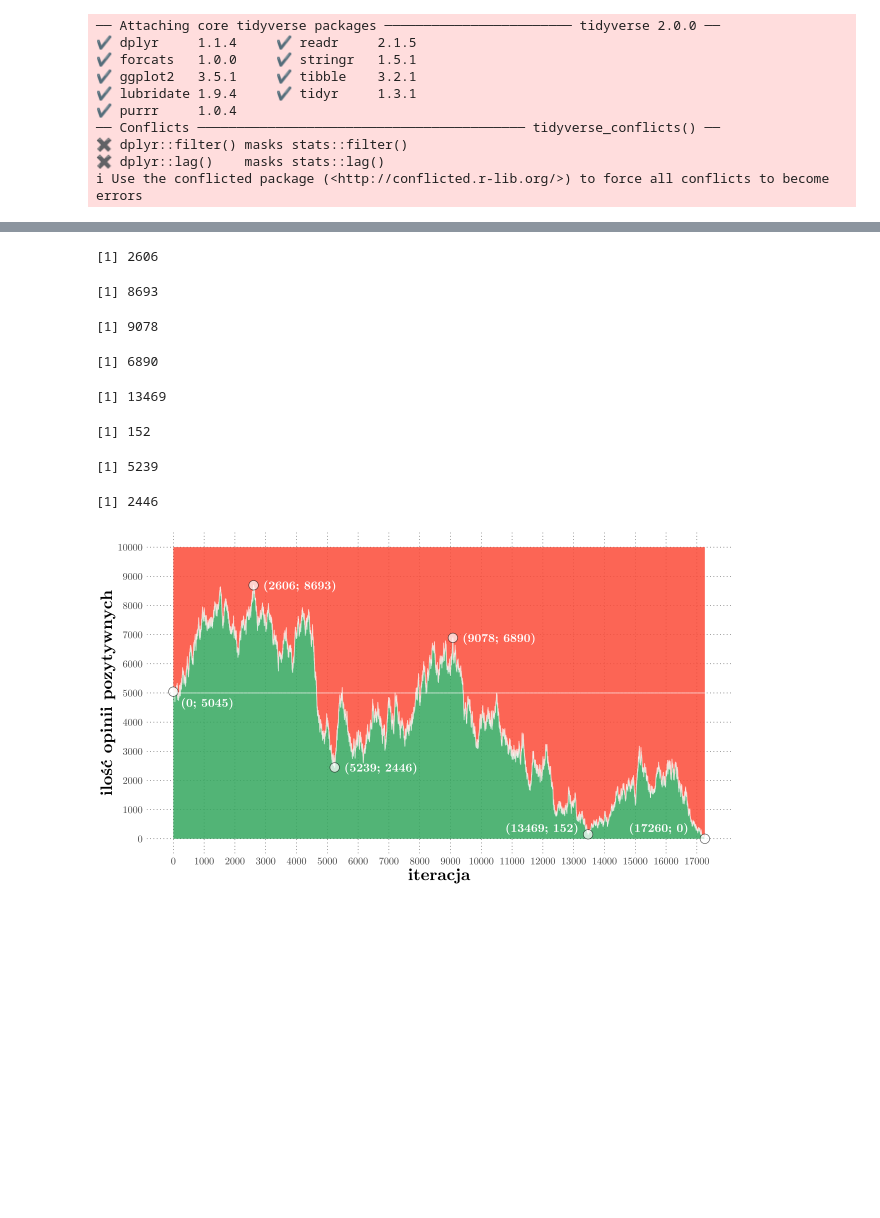
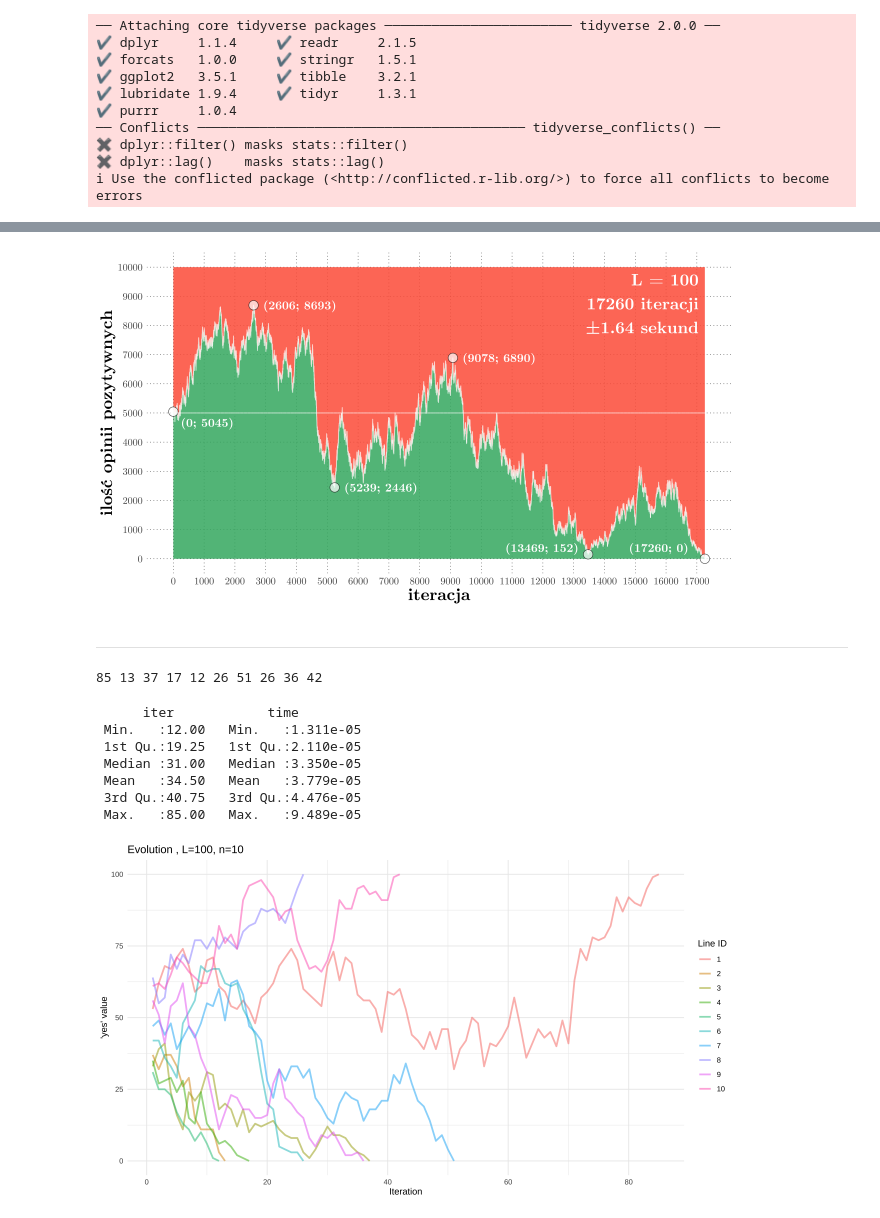
Before and after one commit to stawarzkrzysztof/socjologiaobliczeniowa2025, a Jupyter notebook: zad1/analysis.ipynb, the cells around one changed output, grey strips where cells are left out. Saved outputs shown, nothing was run; the diff lists cells and outputs as text; code cells hidden in the pictures; blank space fills up the shorter version.

```diff
--- a/zad1/analysis.ipynb
+++ b/zad1/analysis.ipynb
@@ -32,37 +32,9 @@ $ evolution <chr> "5045;4954;5030;5065;5143;5076;5175;5174;5123;5190;5041;4987
 # %%
 zad1 <- df %>%
     filter(zad==1)
+# %%
+str2int <- function(v){
+    return (as.integer(unlist(strsplit(v, ";"))))
+}
 # %%
-zad1_evo <- as.integer(unlist(strsplit(zad1$evolution, ";")))
+zad1_evo <-str2int(zad1$evolution)
-# %%
-max1_y <- max(zad1_evo)
-max1_x <- match(max1_y, zad1_evo)
-max1_x
-max1_y
-# %% [output]
-[1] 2606
-[1] 8693
-# %%
-max2_y <- max(zad1_evo[8000:10000])
-max2_x <- match(max2_y, zad1_evo[8000:10000])+8000
-max2_x
-max2_y
-# %% [output]
-[1] 9078
-[1] 6890
-# %%
-min2_y <- min(zad1_evo[13000:14000])
-min2_x <- match(min2_y, zad1_evo[13000:14000])+13000
-min2_x
-min2_y
-# %% [output]
-[1] 13469
-[1] 152
-# %%
-min3_y <- min(zad1_evo[5000:6000])
-min3_x <- match(min3_y, zad1_evo[5000:6000])+5000
-min3_x
-min3_y
-# %% [output]
-[1] 5239
-[1] 2446
@@ -207,31 +191,44 @@ ggplot() +
         label = glue::glue("({min3_x}; {min3_y})"),
         color = "white",
         size = 5,
         family = "CMU Serif Bold") +
 
+    # top right corner specs
+     annotate(
+        "text",
+        x = zad1$iter-200,
+        y = zad1$L^2-1250,
+        label = glue::glue("L = {zad1$L}\n{zad1$iter} iteracji\n±{round(zad1$time, 2)} sekund"),
+        color = "white",
+        size = 7,
+        family = "CMU Serif Bold",
+        hjust = 1) +
+
     # 50% line
     geom_line(
         aes(x = 1:zad1$iter,
             y = zad1$L^2/2),
         alpha = .71,
         color = "white") +
 
     # styling
     theme_minimal() +
     labs(
         x = "iteracja",
         y = "ilość opinii pozytywnych") +
     scale_y_continuous(
         breaks = seq(0, zad1$L^2, by = 1000),
         limits = c(0, NA)) +
     scale_x_continuous(
         breaks = seq(0, zad1$iter, by = 1000)) +
     theme(
         text = element_text(family = "CMU Serif"),
         axis.text = element_text(size=12),
         axis.title = element_text(size = 20, family = "CMU Serif Bold"),
         axis.title.y.right = element_text(color = badcolor),
         panel.grid = element_line(linetype = "dotted", linewidth = 0.25, color = "black"),
         panel.grid.minor = element_blank())
 # %% [output]
-[figure, old version]
+[figure, new version]
+# %% [markdown]
+___
@@ -237,0 +269,12 @@ ggplot() +
+# %%
+show_plot_and_stats(zad3_10)
+# %% [output]
+85 13 37 17 12 26 51 26 36 42
+      iter            time
+ Min.   :12.00   Min.   :1.311e-05
+ 1st Qu.:19.25   1st Qu.:2.110e-05
+ Median :31.00   Median :3.350e-05
+ Mean   :34.50   Mean   :3.779e-05
+ 3rd Qu.:40.75   3rd Qu.:4.476e-05
+ Max.   :85.00   Max.   :9.489e-05
+[figure, added]
```
Also changed, not shown: parts of 7 cells of this notebook, 3 other files.
